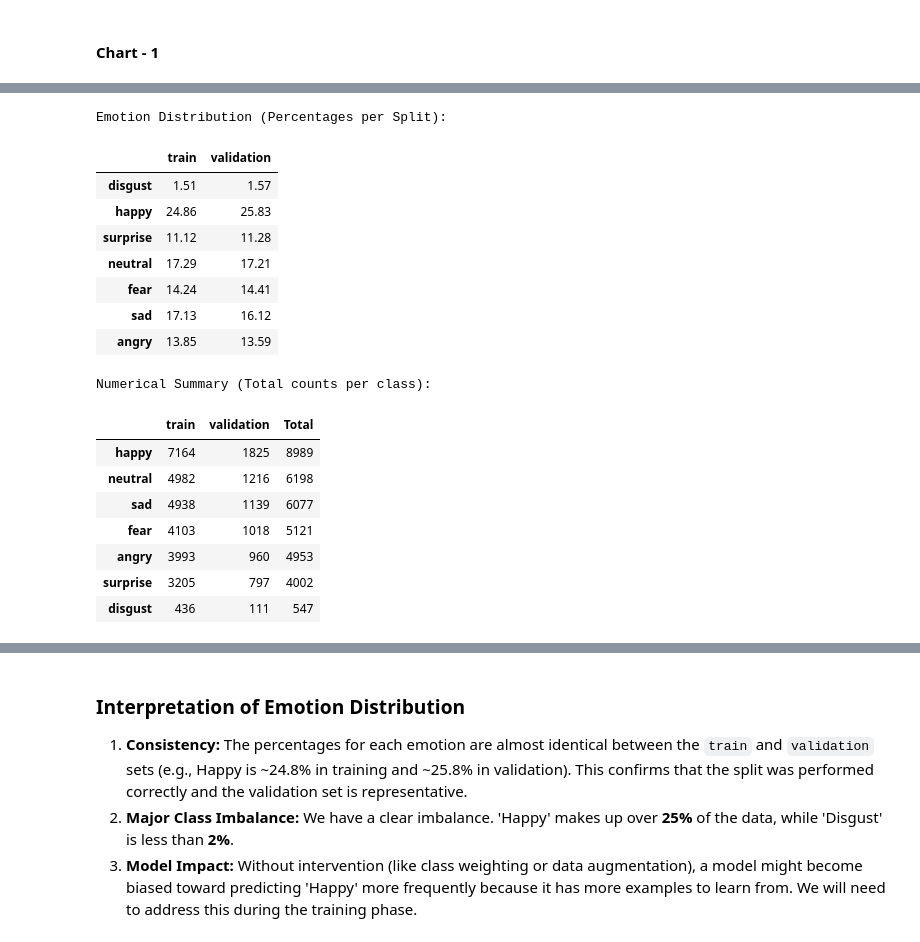
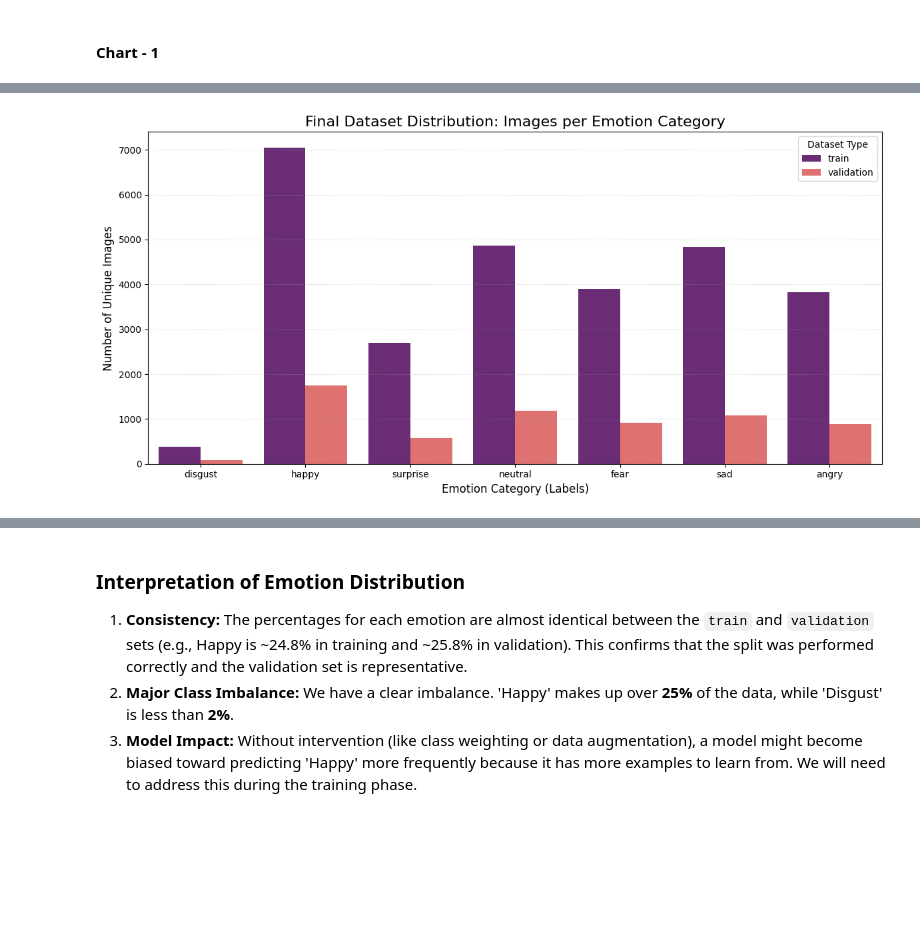
Before and after one commit to amol004/DeepFER-Facial-Emotion-Recognition-Using-Deep-Learning, a Jupyter notebook: DeepFER_Facial_Emotion_Recognition_Using_Deep_Learning.ipynb, the cells around one changed output, grey strips where cells are left out. Saved outputs shown, nothing was run; the diff lists cells and outputs as text; code cells hidden in the pictures; blank space fills up the shorter version.

```diff
--- a/DeepFER_Facial_Emotion_Recognition_Using_Deep_Learning.ipynb
+++ b/DeepFER_Facial_Emotion_Recognition_Using_Deep_Learning.ipynb
@@ -578,34 +554,36 @@ plt.show()
-# %%
-import pandas as pd
-
-# Calculate percentages for each split to interpret distribution consistency
-df_percentages = df_counts.apply(lambda x: (x / x.sum()) * 100).round(2)
-
-# Add a 'Total' count for context
-df_summary = df_counts.copy()
-df_summary['Total'] = df_summary['train'] + df_summary['validation']
-
-print("Emotion Distribution (Percentages per Split):")
-display(df_percentages)
-
-print("\nNumerical Summary (Total counts per class):")
-display(df_summary.sort_values(by='Total', ascending=False))
-# %% [output]
-Emotion Distribution (Percentages per Split):
-|  | train | validation |
-| disgust | 1.51 | 1.57 |
-| happy | 24.86 | 25.83 |
-| surprise | 11.12 | 11.28 |
-| neutral | 17.29 | 17.21 |
-| fear | 14.24 | 14.41 |
-| sad | 17.13 | 16.12 |
-| angry | 13.85 | 13.59 |
-Numerical Summary (Total counts per class):
-|  | train | validation | Total |
-| happy | 7164 | 1825 | 8989 |
-| neutral | 4982 | 1216 | 6198 |
-| sad | 4938 | 1139 | 6077 |
-| fear | 4103 | 1018 | 5121 |
-| angry | 3993 | 960 | 4953 |
-| surprise | 3205 | 797 | 4002 |
-| disgust | 436 | 111 | 547 |
+# %%
+# Step 1: Import the necessary visualization tools (Matplotlib and Seaborn)
+import matplotlib.pyplot as plt
+import seaborn as sns
+
+# Step 2: Prepare the data for the chart
+# Our 'cleaned_distribution_table' currently has emotions as rows and splits (train/val) as columns.
+# We use '.reset_index()' to make 'emotion' a normal column and '.melt()' to transform the table
+# into a 'long format' which works best with Seaborn charts.
+formatted_plot_data = cleaned_distribution_table.reset_index().melt(id_vars='index', var_name='Split', value_name='Image_Count')
+
+# Step 3: Rename the generic 'index' column to 'Emotion' so our chart labels are clear
+formatted_plot_data.rename(columns={'index': 'Emotion'}, inplace=True)
+
+# Step 4: Create a canvas for our drawing with a specific size (12 inches wide, 6 inches tall)
+plt.figure(figsize=(12, 6))
+
+# Step 5: Draw a bar chart
+# We tell Seaborn to put emotions on the X-axis, the count on the Y-axis,
+# and use different colors (hue) for the 'train' and 'validation' splits.
+sns.barplot(data=formatted_plot_data, x='Emotion', y='Image_Count', hue='Split', palette='magma')
+
+# Step 6: Add descriptive titles and labels so anyone can understand the chart
+plt.title('Final Dataset Distribution: Images per Emotion Category', fontsize=16)
+plt.xlabel('Emotion Category (Labels)', fontsize=12)
+plt.ylabel('Number of Unique Images', fontsize=12)
+
+# Step 7: Add a legend and a light grid to make reading the exact values easier
+plt.legend(title='Dataset Type')
+plt.grid(axis='y', linestyle=':', alpha=0.5)
+
+# Step 8: Use tight_layout to ensure nothing gets cut off, then display the final result
+plt.tight_layout()
+plt.show()
+# %% [output]
+[figure, added]
```
Also changed, not shown: parts of 243 cells of this notebook.
